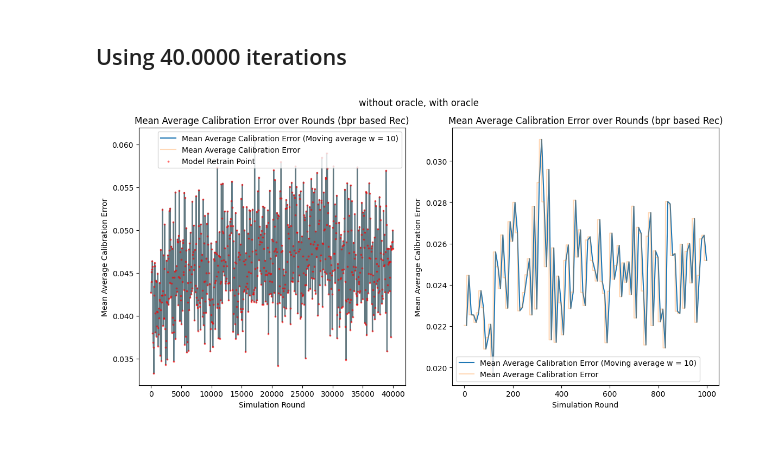
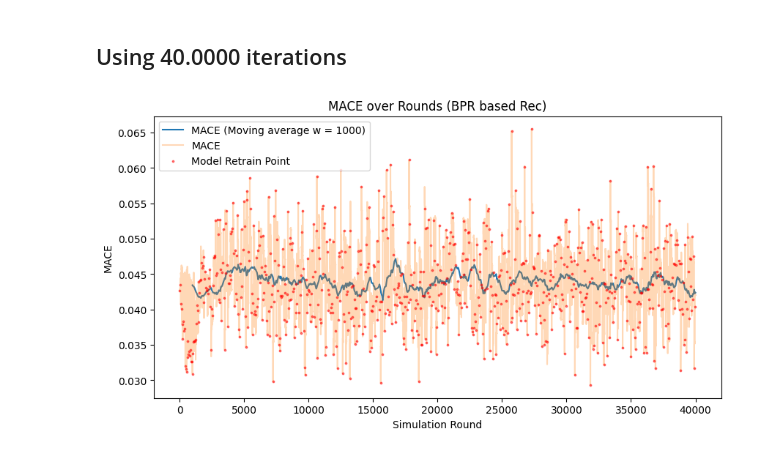
Before and after one commit to caiotda/dynamicTasteDistortion, a Jupyter notebook: data_exploration.ipynb, the cells around one changed output. Drawn from its saved outputs; the diff is of its cells as text; code cells hidden in the pictures.

```diff
--- a/data_exploration.ipynb
+++ b/data_exploration.ipynb
@@ -224,7 +236,3 @@ plot_metric_comparison(rolling_exp, rolling_with_oracle_exp, metric_name="kl", t
 [figure]
 # %% [markdown]
 ## Using 40.0000 iterations
-# %%
-plot_metric_comparison(big_one, rolling_with_oracle_exp, metric_name="mace", title="without oracle, with oracle", graph="line", plot_retrain_points=True)
-# %% [output]
-[figure, removed]
@@ -230,0 +241,8 @@ plot_metric_comparison(big_one, rolling_with_oracle_exp, metric_name="mace", tit
+# %%
+exp = read_experiment(big_one)
+mace, kl = read_metrics(exp)
+# %%
+# Versão removendo itens do histórico antes de recomendar.
+plot_metrics_smoothed(ax=None, metric=mace, model_name="BPR", metric_name="MACE", step=exp["num_rounds_per_eval"], window_size=1000)
+# %% [output]
+[figure, added]
```
Also changed, not shown: parts of 5 cells of this notebook, 17 other files.
